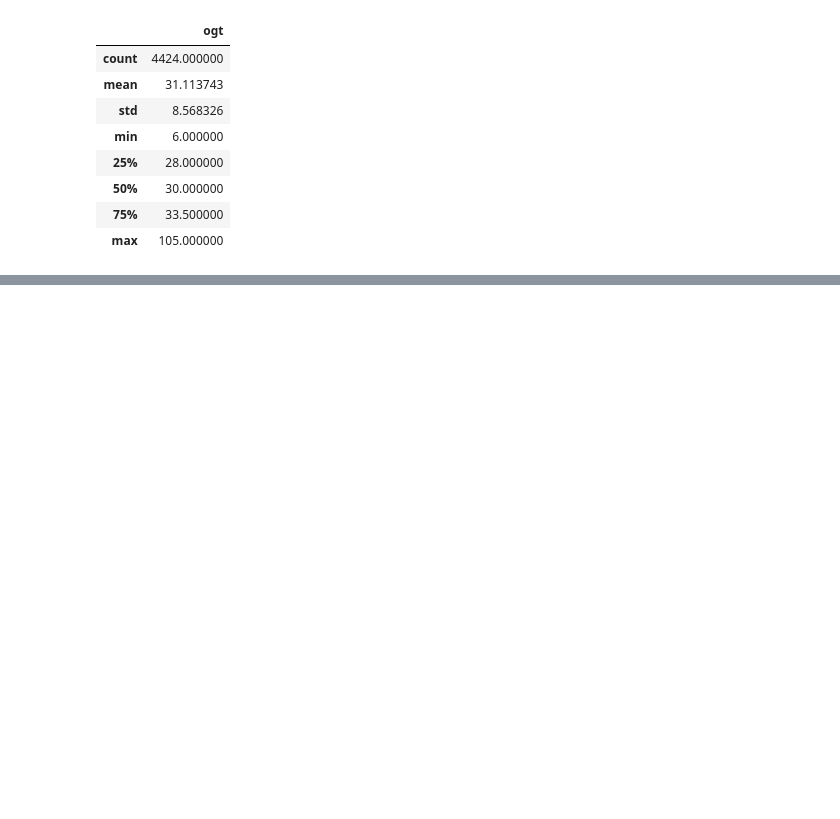
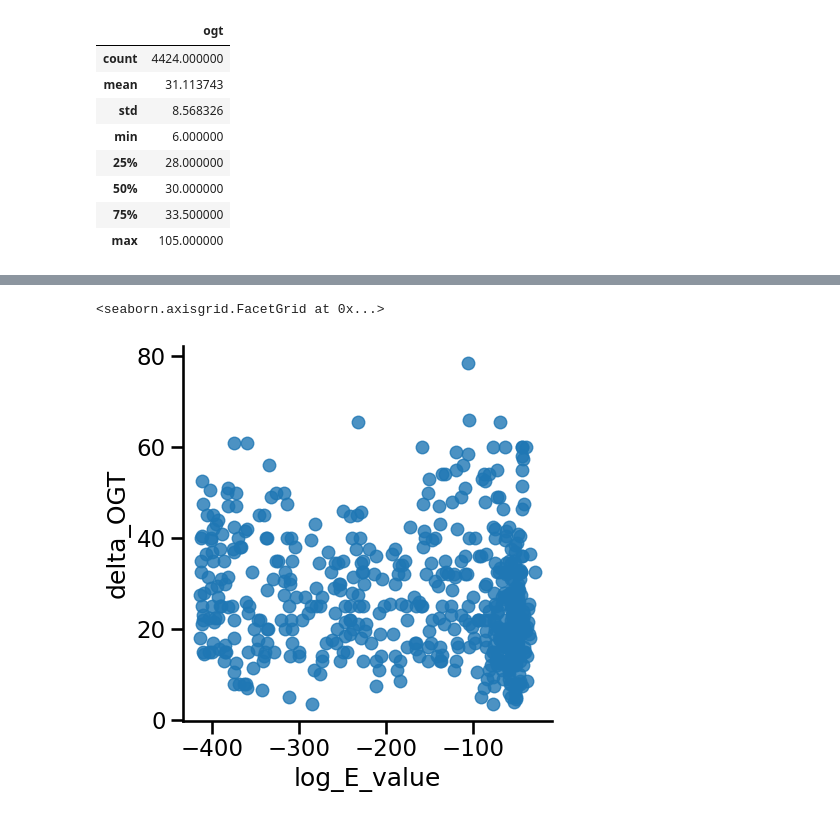
Before and after one commit to BeckResearchLab/learn2thermDB, a Jupyter notebook: notebooks/Plotting_HA.ipynb, the cells around one changed output, grey strips where cells are left out. Saved outputs shown, nothing was run; the diff lists cells and outputs as text; code cells hidden in the pictures; blank space fills up the shorter version.

```diff
--- a/notebooks/Plotting_HA.ipynb
+++ b/notebooks/Plotting_HA.ipynb
@@ -63,0 +89,5 @@ ax.set_ylabel('')
+# %%
+sns.lmplot(x='log_E_value', y='delta_OGT', data=df_16s)
+# %% [output]
+<seaborn.axisgrid.FacetGrid at 0x...>
+[figure, added]
```
Also changed, not shown: parts of 21 cells of this notebook.
